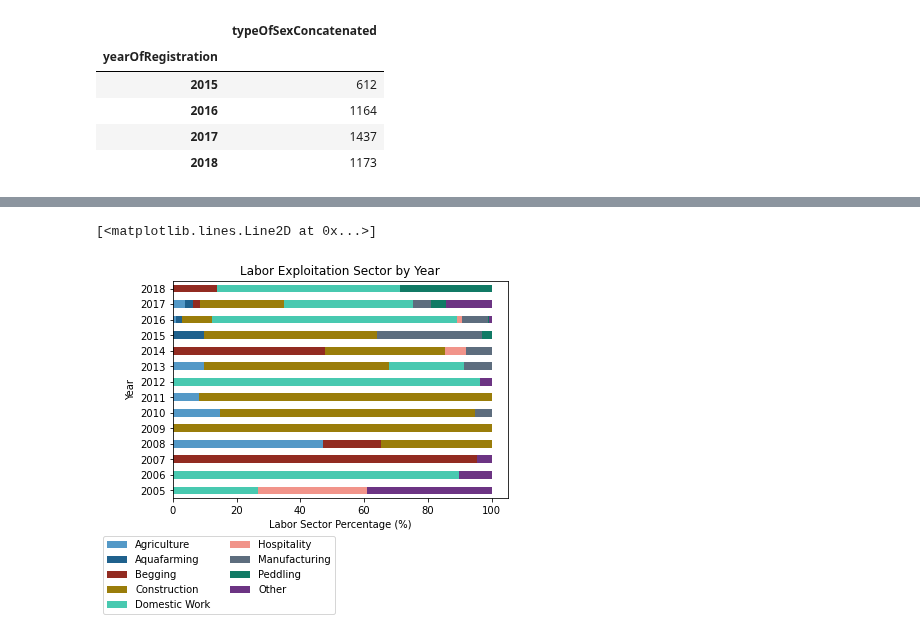
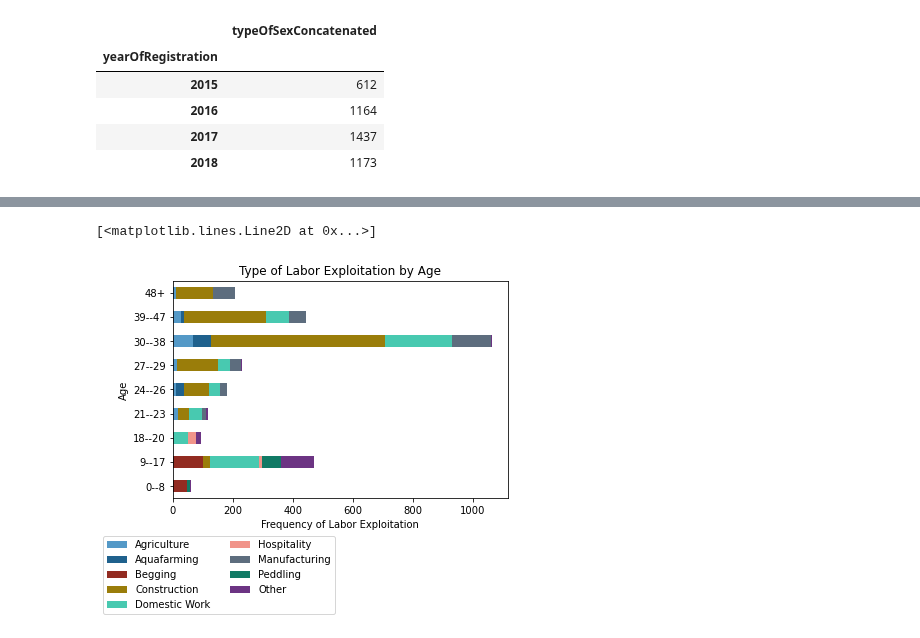
Before and after one commit to saronraut/Human-Trafficking-Awareness, a Jupyter notebook: Sumit/labor_stats.ipynb, the cells around one changed output, grey strips where cells are left out. Cells and saved outputs as stored; diff of their text form; code cells hidden in the pictures.

Commit message:
changed Labor by Year bar graph to Labor by Age Group; rearranged bars according to labor patterns

```diff
--- a/Sumit/labor_stats.ipynb
+++ b/Sumit/labor_stats.ipynb
@@ -8,7 +8,7 @@ import matplotlib.pyplot as plt
 
 
 #data file to work with
-file = os.path.join('cleanData', 'CleanFullDataSet.csv')
+file = os.path.join('..', 'cleanData', 'CleanFullDataSet.csv')
 
 #read data file
 main_data = pd.read_csv(file, low_memory = False)
@@ -233,7 +240,7 @@ plt.plot(45,45)
 # %%
-timeline_df = pd.DataFrame(main_data[['yearOfRegistration','typeOfLabourAgriculture','typeOfLabourAquafarming','typeOfLabourBegging','typeOfLabourConstruction','typeOfLabourDomesticWork','typeOfLabourHospitality','typeOfLabourManufacturing','typeOfLabourMiningOrDrilling','typeOfLabourPeddling','typeOfLabourTransportation','typeOfLabourOther']])
-timeline_df = timeline_df[timeline_df['yearOfRegistration'] != 'unknown']
-timeline_df = timeline_df.groupby(['yearOfRegistration'])
+timeline_df = pd.DataFrame(main_data[['ageBroad','typeOfLabourAgriculture','typeOfLabourAquafarming','typeOfLabourBegging','typeOfLabourConstruction','typeOfLabourDomesticWork','typeOfLabourHospitality','typeOfLabourManufacturing','typeOfLabourMiningOrDrilling','typeOfLabourPeddling','typeOfLabourTransportation','typeOfLabourOther']])
+timeline_df = timeline_df[timeline_df['ageBroad'] != 'unknown']
+timeline_df = timeline_df.groupby(['ageBroad'])
 timeline2_df = pd.DataFrame({'Agriculture': timeline_df['typeOfLabourAgriculture'].sum(), 'Aquafarming': timeline_df['typeOfLabourAquafarming'].sum(),
                       'Begging' : timeline_df['typeOfLabourBegging'].sum(), 'Construction': timeline_df['typeOfLabourConstruction'].sum(),
                       'Domestic Work': timeline_df['typeOfLabourDomesticWork'].sum(), 'Hospitality': timeline_df['typeOfLabourHospitality'].sum(),
@@ -264,0 +250,3 @@ timeline2_df
+# %%
+timeline2_df = timeline2_df.reindex(["0--8","9--17","18--20","21--23","24--26","27--29","30--38","39--47","48+"])
+timeline2_df
@@ -265,14 +265,13 @@ timeline2_df
 # %%
 #Create a stacked percentage bar graph of Labor Exploitation per sector per region
-timeline2_df = timeline2_df.drop([2002, 2003, 2004])
 timeline2_df = timeline2_df.drop(columns=['Transportation', 'Mining'])
-stacked_data2 = timeline2_df.apply(lambda x: x*100/sum(x), axis=1)
-stacked_data2.plot(kind="barh", stacked=True, color =['#5499C7', '#1F618D', '#922B21', '#9A7D0A', '#48C9B0', '#F1948A', '#5D6D7E', '#117A65', '#6C3483'])
-plt.title("Labor Exploitation Sector by Year")
-plt.xlabel("Labor Sector Percentage (%)")
-plt.ylabel("Year")
+#stacked_data2 = timeline2_df.apply(lambda x: x*100/sum(x), axis=1)
+timeline2_df.plot(kind="barh", stacked=True, color =['#5499C7', '#1F618D', '#922B21', '#9A7D0A', '#48C9B0', '#F1948A', '#5D6D7E', '#117A65', '#6C3483'])
+plt.title("Type of Labor Exploitation by Age")
+plt.xlabel("Frequency of Labor Exploitation")
+plt.ylabel("Age")
 plt.legend(loc="best", bbox_to_anchor=(0.5, -0.15), ncol= 2)
 plt.plot(12,12)
 # %% [output]
 [<matplotlib.lines.Line2D at 0x...>]
-[figure, old version]
+[figure, new version]
```
Also changed, not shown: parts of 7 cells of this notebook.
